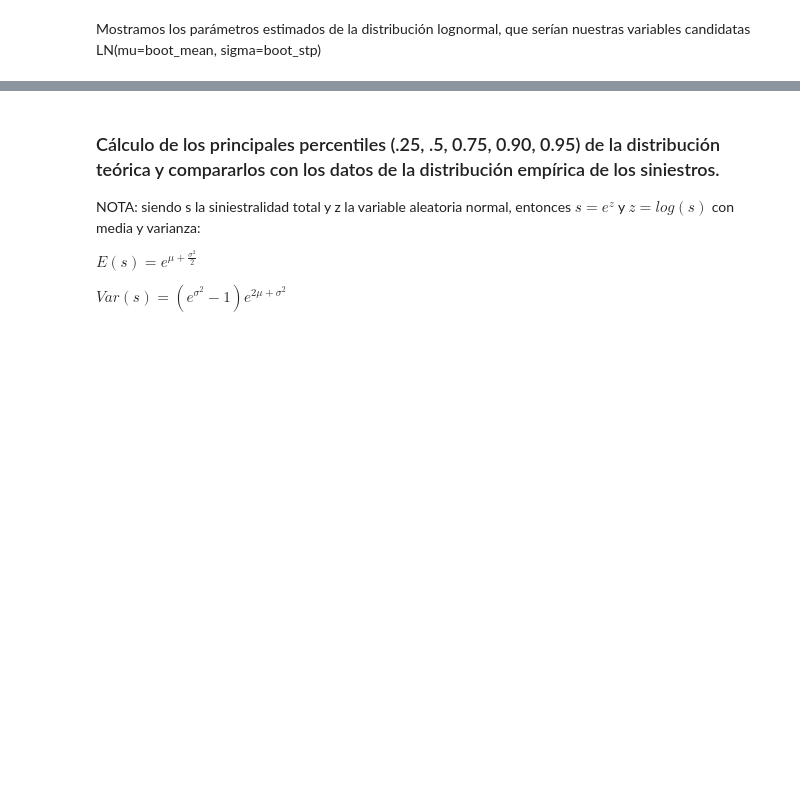
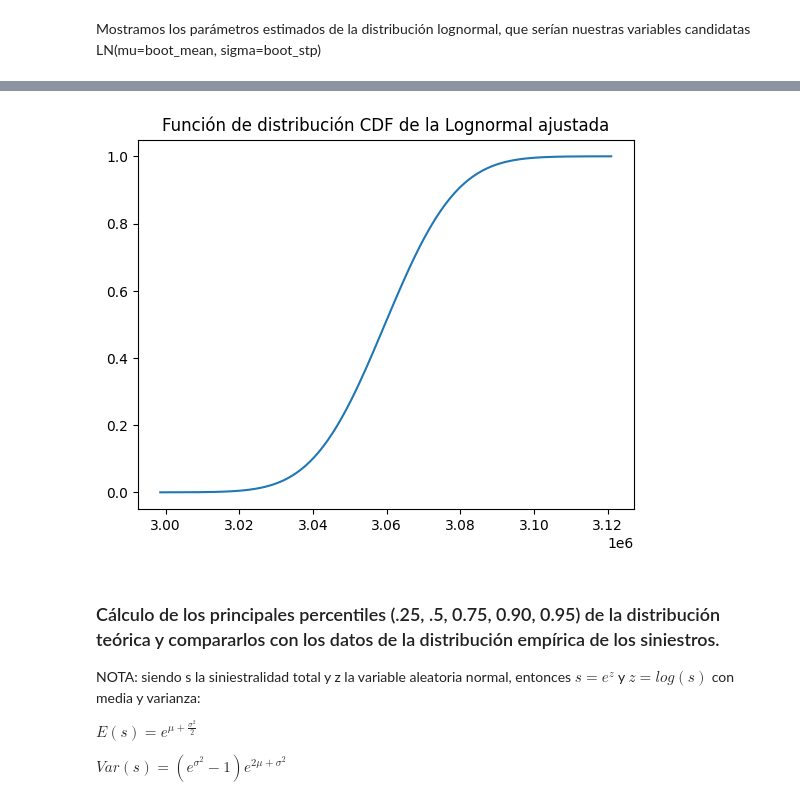
Before and after one commit to franciscogarate/cdiae, a Jupyter notebook: notebooks/11_Bootstrap.ipynb, the cells around one changed output, grey strips where cells are left out. Saved outputs shown, nothing was run; the diff lists cells and outputs as text; code cells hidden in the pictures; blank space fills up the shorter version.

```diff
--- a/notebooks/11_Bootstrap.ipynb
+++ b/notebooks/11_Bootstrap.ipynb
@@ -46,3 +75,9 @@ print(boot_mean, boot_std)
+# %%
+plt.plot(x, lognormal.cdf(x))
+plt.title("Función de distribución CDF de la Lognormal ajustada")
+plt.show()
+# %% [output]
+[figure, added]
 # %% [markdown]
 ### Cálculo de  los principales percentiles (.25, .5, 0.75, 0.90, 0.95) de la distribución teórica y compararlos con los datos de la distribución empírica de los siniestros.
 
```
Also changed, not shown: parts of 10 cells of this notebook.
